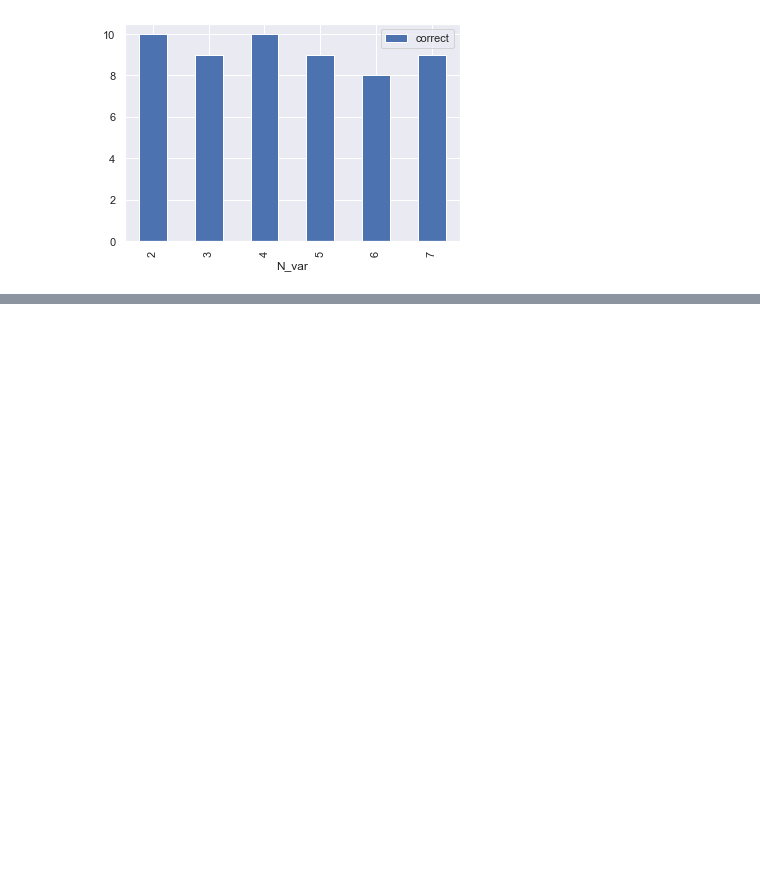
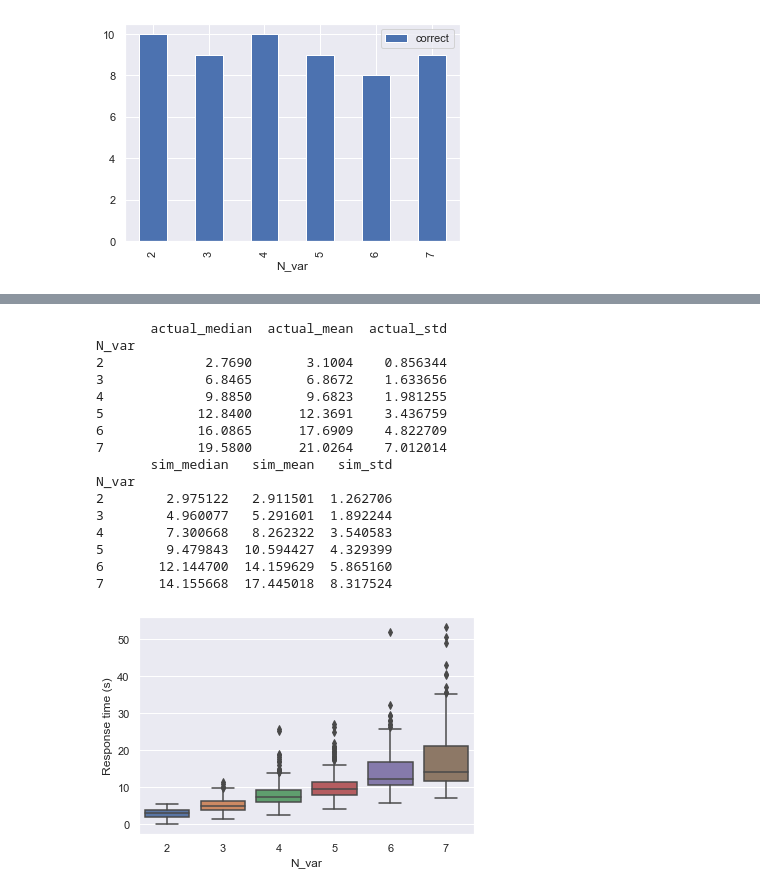
Before and after one commit to willcrichton/psypl-experiments, a Jupyter notebook: experiments/variable_tracing.ipynb, the cells around one changed output, grey strips where cells are left out. Cells and saved outputs as stored; diff of their text form; code cells hidden in the pictures; blank space fills up the shorter version.

```diff
--- a/experiments/variable_tracing.ipynb
+++ b/experiments/variable_tracing.ipynb
@@ -187,0 +303,20 @@ model(trial)
+# %%
+show_results(simulate_many(guide))
+# %% [output]
+       actual_median  actual_mean  actual_std
+N_var
+2             2.7690       3.1004    0.856344
+3             6.8465       6.8672    1.633656
+4             9.8850       9.6823    1.981255
+5            12.8400      12.3691    3.436759
+6            16.0865      17.6909    4.822709
+7            19.5800      21.0264    7.012014
+       sim_median   sim_mean   sim_std
+N_var
+2        2.975122   2.911501  1.262706
+3        4.960077   5.291601  1.892244
+4        7.300668   8.262322  3.540583
+5        9.479843  10.594427  4.329399
+6       12.144700  14.159629  5.865160
+7       14.155668  17.445018  8.317524
+[figure, added]
```
Also changed, not shown: parts of 17 cells of this notebook.
